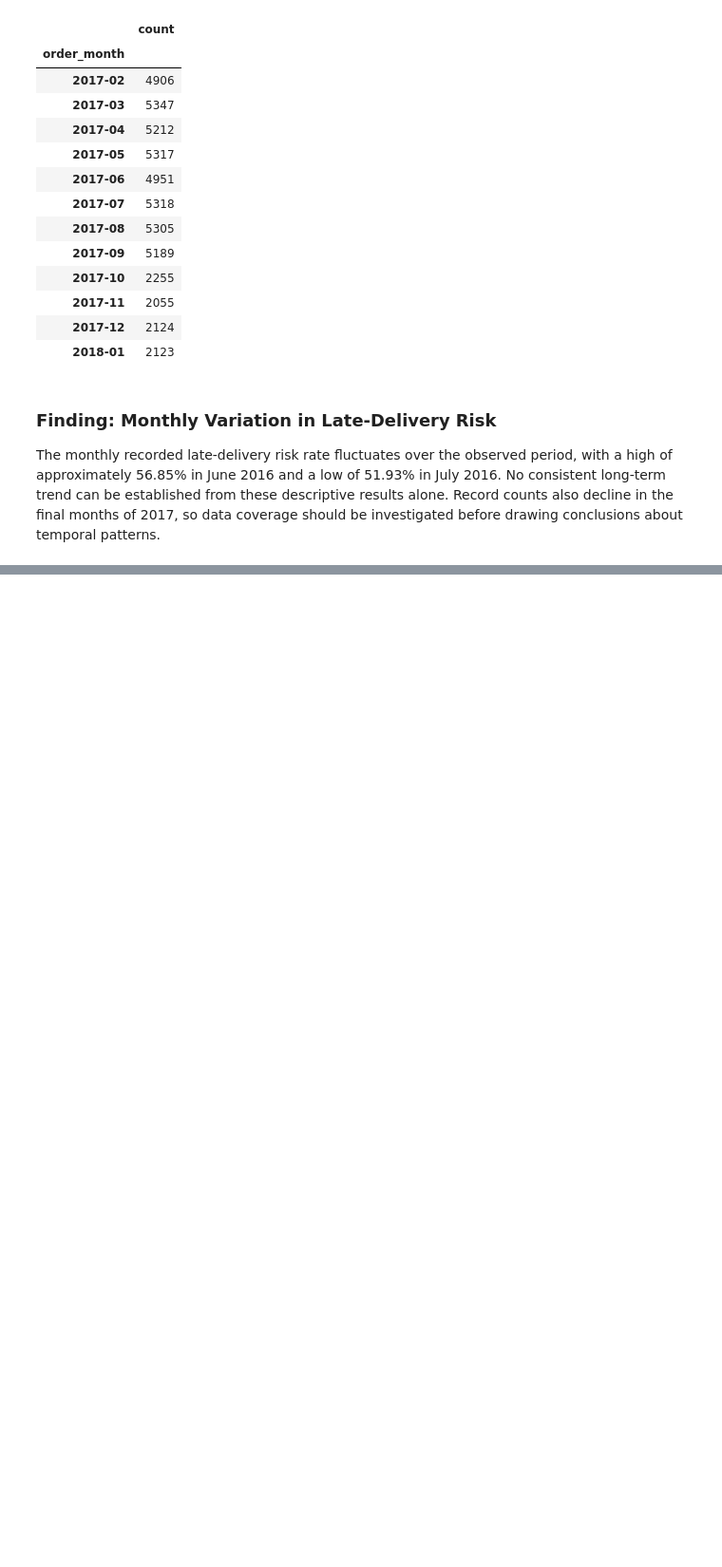
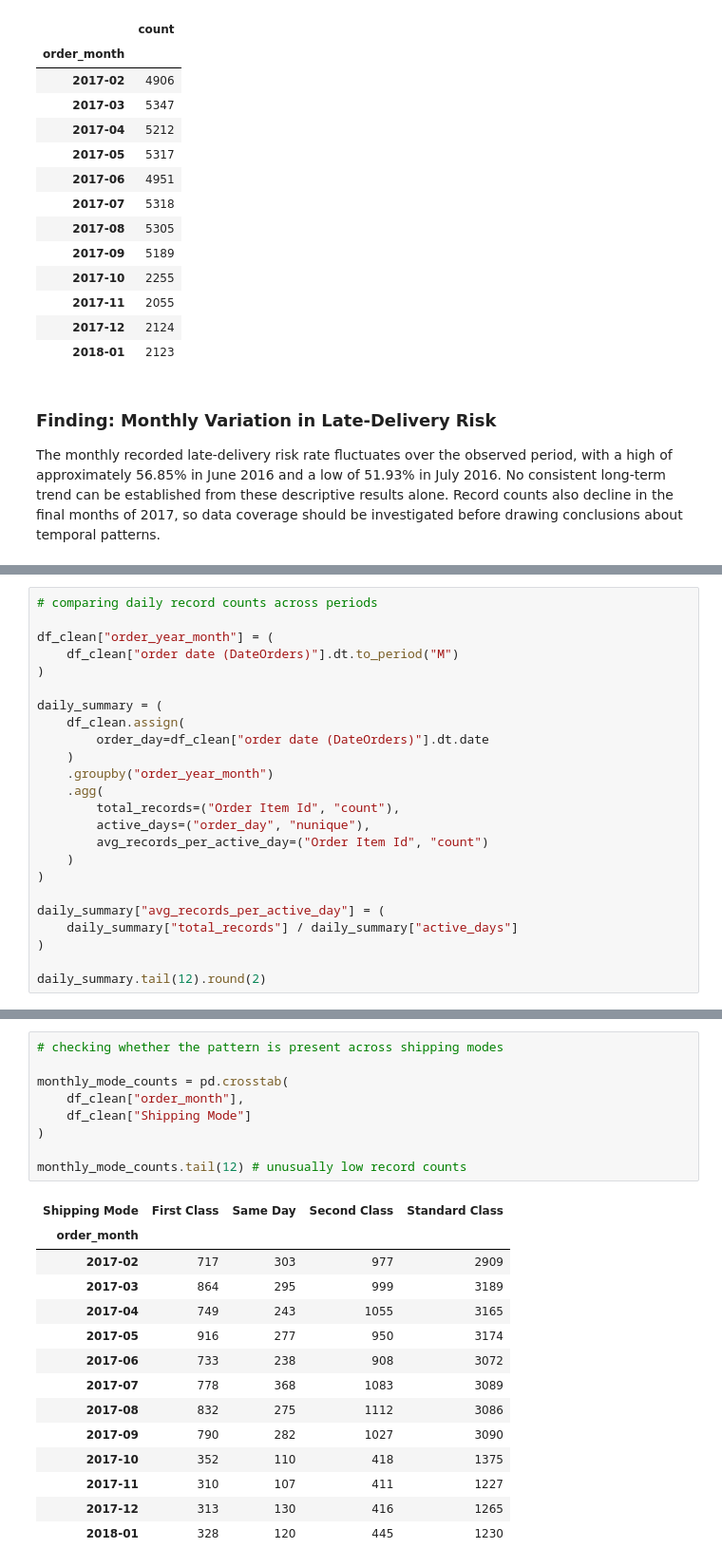
Before and after one commit to divyamohan6388-droid/Logistics-Analytics-Shipment-Delay-Prediction, a Jupyter notebook: notebooks/02_eda.ipynb, the cells around one changed output, grey strips where cells are left out. Shown at 95% size. Drawn from its saved outputs; the diff is of its cells as text; blank space fills up the shorter version.

```diff
--- a/notebooks/02_eda.ipynb
+++ b/notebooks/02_eda.ipynb
@@ -377,0 +410,24 @@ The monthly recorded late-delivery risk rate fluctuates over the observed period
+# %%
+# comparing daily record counts across periods
+
+df_clean["order_year_month"] = (
+    df_clean["order date (DateOrders)"].dt.to_period("M")
+)
+
+daily_summary = (
+    df_clean.assign(
+        order_day=df_clean["order date (DateOrders)"].dt.date
+    )
+    .groupby("order_year_month")
+    .agg(
+        total_records=("Order Item Id", "count"),
+        active_days=("order_day", "nunique"),
+        avg_records_per_active_day=("Order Item Id", "count")
+    )
+)
+
+daily_summary["avg_records_per_active_day"] = (
+    daily_summary["total_records"] / daily_summary["active_days"]
+)
+
+daily_summary.tail(12).round(2)
@@ -377,0 +449,24 @@ The monthly recorded late-delivery risk rate fluctuates over the observed period
+# %%
+# checking whether the pattern is present across shipping modes
+
+monthly_mode_counts = pd.crosstab(
+    df_clean["order_month"],
+    df_clean["Shipping Mode"]
+)
+
+monthly_mode_counts.tail(12) # unusually low record counts
+# %% [output]
+| Shipping Mode | First Class | Same Day | Second Class | Standard Class |
+| order_month |  |  |  |  |
+| 2017-02 | 717 | 303 | 977 | 2909 |
+| 2017-03 | 864 | 295 | 999 | 3189 |
+| 2017-04 | 749 | 243 | 1055 | 3165 |
+| 2017-05 | 916 | 277 | 950 | 3174 |
+| 2017-06 | 733 | 238 | 908 | 3072 |
+| 2017-07 | 778 | 368 | 1083 | 3089 |
+| 2017-08 | 832 | 275 | 1112 | 3086 |
+| 2017-09 | 790 | 282 | 1027 | 3090 |
+| 2017-10 | 352 | 110 | 418 | 1375 |
+| 2017-11 | 310 | 107 | 411 | 1227 |
+| 2017-12 | 313 | 130 | 416 | 1265 |
+| 2018-01 | 328 | 120 | 445 | 1230 |
```
Also changed, not shown: parts of 5 cells of this notebook.
